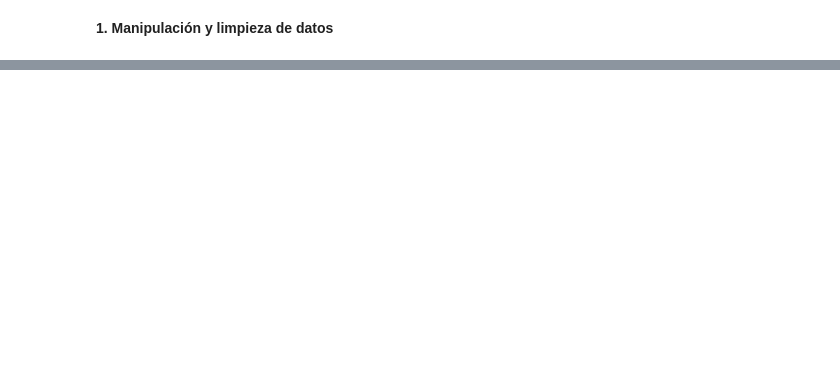
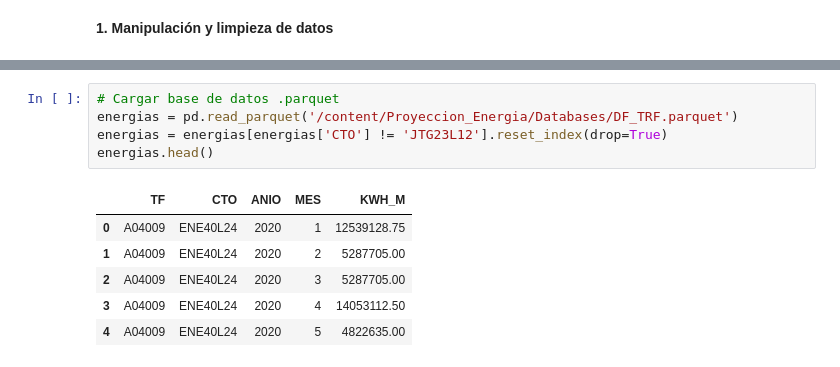
Before and after one commit to alvillegasru/Proyeccion_Energia, a Jupyter notebook: Cuaderno/ProyeccionDemanda.ipynb, the cells around one changed output, grey strips where cells are left out. Saved outputs shown, nothing was run; the diff lists cells and outputs as text; blank space fills up the shorter version.

```diff
--- a/Cuaderno/ProyeccionDemanda.ipynb
+++ b/Cuaderno/ProyeccionDemanda.ipynb
@@ -94,0 +82,12 @@ drive.mount('/content/gdrive',force_remount = True)
+# %%
+# Cargar base de datos .parquet
+energias = pd.read_parquet('/content/Proyeccion_Energia/Databases/DF_TRF.parquet')
+energias = energias[energias['CTO'] != 'JTG23L12'].reset_index(drop=True)
+energias.head()
+# %% [output]
+|  | TF | CTO | ANIO | MES | KWH_M |
+| 0 | A04009 | ENE40L24 | 2020 | 1 | 12539128.75 |
+| 1 | A04009 | ENE40L24 | 2020 | 2 | 5287705.00 |
+| 2 | A04009 | ENE40L24 | 2020 | 3 | 5287705.00 |
+| 3 | A04009 | ENE40L24 | 2020 | 4 | 14053112.50 |
+| 4 | A04009 | ENE40L24 | 2020 | 5 | 4822635.00 |
```
Also changed, not shown: parts of 10 cells of this notebook.
